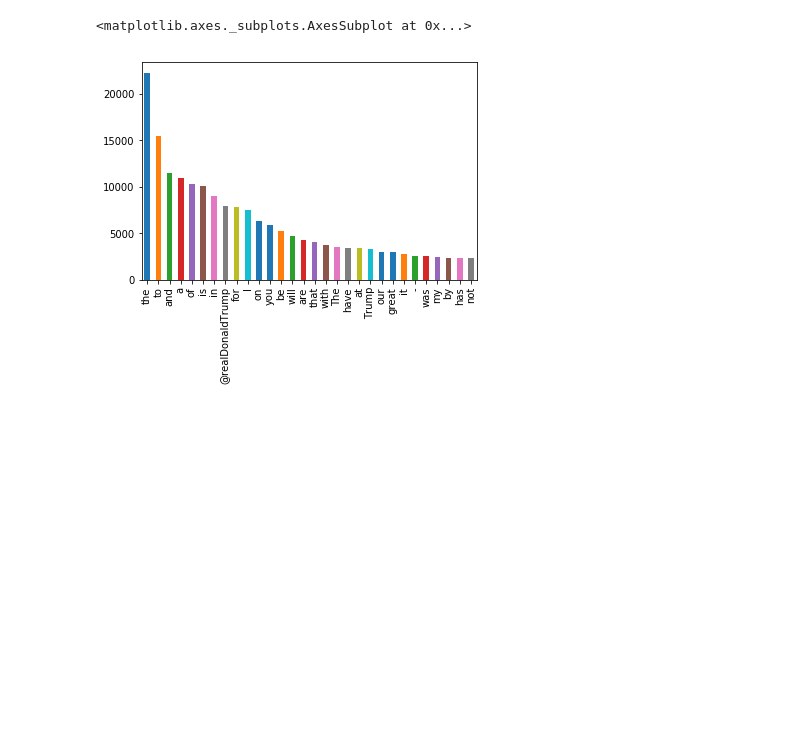
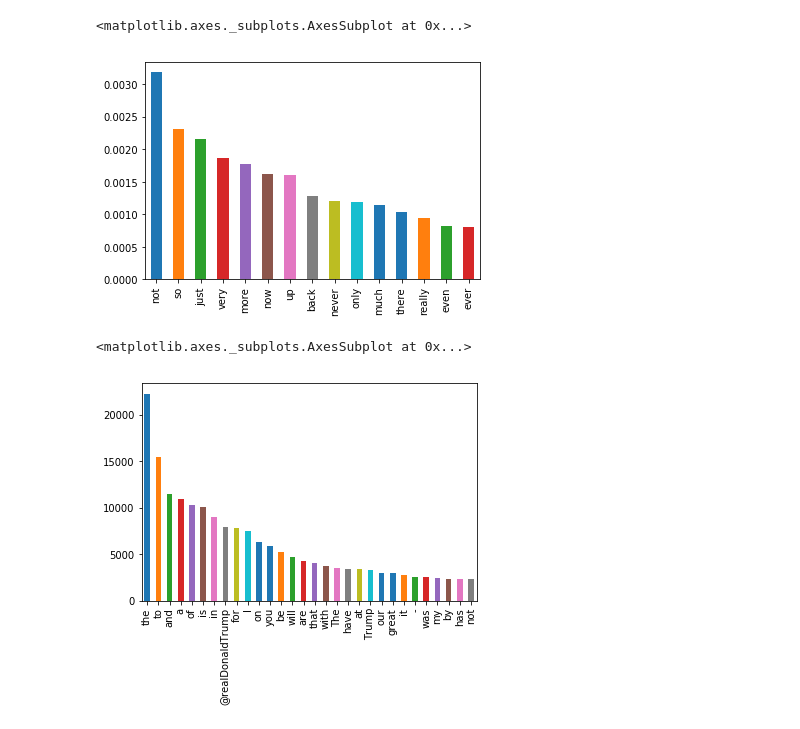
Before and after one commit to EthanH43/text_generator, a Jupyter notebook: Model/Tweet_Analysis.ipynb, the cells around one changed output. Cells and saved outputs as stored; diff of their text form; code cells hidden in the pictures; blank space fills up the shorter version.

```diff
--- a/Model/Tweet_Analysis.ipynb
+++ b/Model/Tweet_Analysis.ipynb
@@ -402,0 +128,19 @@ tweet_text_cleaned = listofwords.str.cat(sep=' ')
+# %%
+#so that text is visble when displaying df
+pd.options.display.max_colwidth=1000
+#clean tweet text
+# trump_tweet_text_all=re.sub(' (\.{1,10})(\w)', ' \\1 \\2',obama_tweet_text_all) #...fdj ... fdj
+
+
+# listofwords=pd.Series(trump_tweet_text_all.split())
+# listofwords=listofwords[listofwords !='[URL]']
+# listofwords=listofwords[listofwords !='&amp;']
+
+from nltk.tokenize import RegexpTokenizer
+
+tokenizer = RegexpTokenizer(r'\w+')
+
+trump_words=tokenizer.tokenize(trump_tweet_text_all)
+tweet_text_cleaned = pd.Series(test).str.cat(sep=' ')
+# %%
+trump_words=pd.Series(trump_words)
@@ -403,3 +153,25 @@ tweet_text_cleaned = listofwords.str.cat(sep=' ')
+# %%
+pos_T=dict(parts_of_speech)
+Tadjectives=[]
+for word in trump_words:
+    if word in pos_T.keys():
+        if pos_T[word]=='JJ' or pos_T[word]=='JJR' or pos_T[word]=='JJS':
+#         if pos[word]=='NN' or pos[word]=='NNS' or pos[word]=='NNP' or pos[word]=='NNPS':
+            Tadjectives.append(word)
+
+top_words_T=trump_words.value_counts()
+top_words_T=top_words_T[top_words_T>10]
+# %%
+for word in top_words_T.index:
+    if word not in Tadjectives:
+        top_words_T=top_words_T.drop(word)
+# %%
+# top_words_T.head(15).plot.bar()
+top_words_T_percent= top_words_T/len(trump_words)
+top_words_T_percent.head(15).plot.bar()
+# %% [output]
+<matplotlib.axes._subplots.AxesSubplot at 0x...>
+[figure, added]
 # %%
 listofwords=pd.Series(listofwords)
 top_words=listofwords.value_counts()
```
Also changed, not shown: parts of 73 cells of this notebook, 3 other files.
